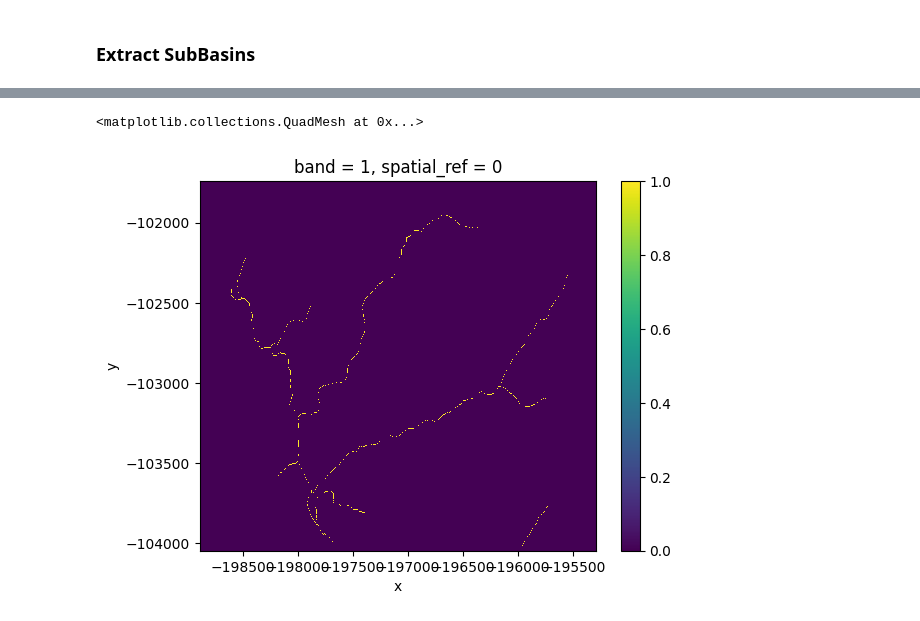
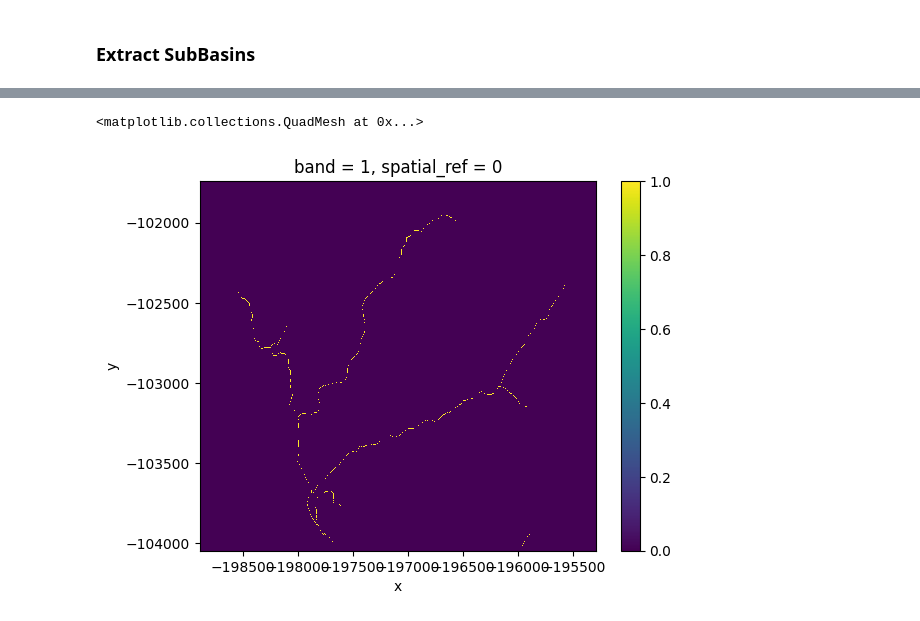
Before and after one commit to avkoehl/valleys, a Jupyter notebook: notebooks/basins.ipynb, the cells around one changed output, grey strips where cells are left out. Saved outputs shown, nothing was run; the diff lists cells and outputs as text; code cells hidden in the pictures.

```diff
--- a/notebooks/basins.ipynb
+++ b/notebooks/basins.ipynb
@@ -171,10 +173,10 @@ Elapsed Time (excluding I/O): 0.37s
 # %%
 # decide on a threshold for flow accumulation
-threshold = 20000
+threshold = 30000
 (flow_acc > threshold).plot()
 # %% [output]
 <matplotlib.collections.QuadMesh at 0x...>
-[figure, old version]
+[figure, new version]
 # %%
 params = {
     "flow_accum": flow_acc,
```
Also changed, not shown: parts of 23 cells of this notebook.
